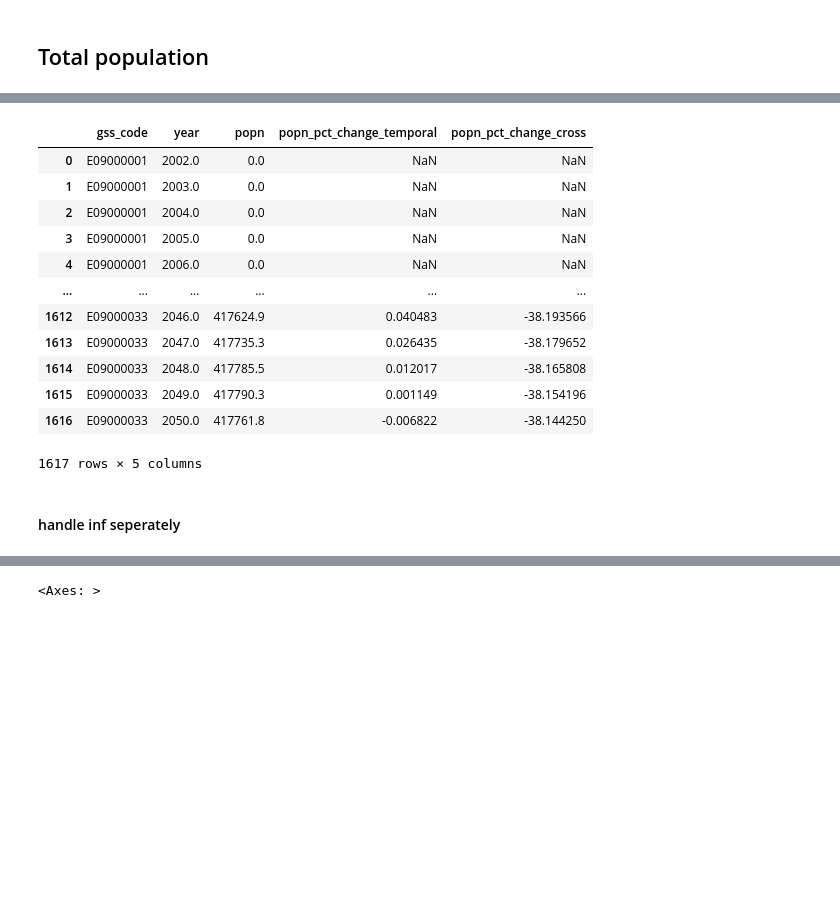
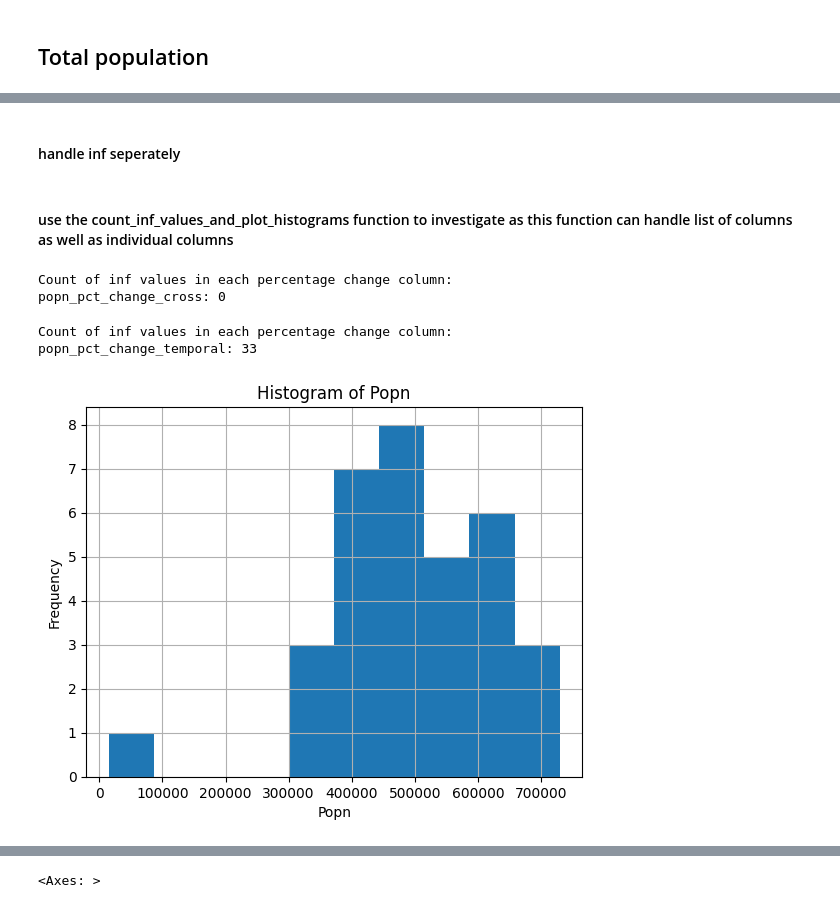
Before and after one commit to SebastianHeslinRees/Projections_QA, a Jupyter notebook: logical_checks_population_projections.ipynb, the cells around one changed output, grey strips where cells are left out. Cells and saved outputs as stored; diff of their text form; code cells hidden in the pictures; blank space fills up the shorter version.

Commit message:
functionised everything

```diff
--- a/logical_checks_population_projections.ipynb
+++ b/logical_checks_population_projections.ipynb
@@ -309,4 +622,4 @@ pivoted
 # %%
-#clean
-# Handling inf: Replace inf values with NaN
-pivoted = pivoted.replace([np.inf, -np.inf], np.nan)
+#replace inf with nans
+pivoted_no_inf = pivoted.replace([np.inf, -np.inf], np.nan, inplace=True)
+pivoted_no_inf = pivoted_ward.replace([np.inf, -np.inf], np.nan, inplace=True)
@@ -508,12 +750,0 @@ population_sum_time = population_sum.copy()
-# %%
-population_sum_time['popn_pct_change'] = population_sum_time.groupby('gss_code')['popn'].pct_change() * 100
-# %%
-# Highlight abnormal rows (absolute percentage change greater than threshold)
-population_sum_time['abnormal'] = np.where(population_sum_time['popn_pct_change'].abs() > threshold, True, False)
-
-# Display the result with abnormal rows highlighted
-print(population_sum_time)
-
-# Optionally, you can filter to show only abnormal rows
-abnormal_rows = population_sum_time[population_sum_time['abnormal'] == True]
-print("\nAbnormal population changes:\n", abnormal_rows)
@@ -588,24 +751,23 @@ df = population_sum.copy()
 # %%
 # Temporally: Calculate the population change over the years for each gss_code
-df['popn_pct_change_temporal'] = df.groupby('gss_code')['popn'].pct_change() * 100
+population_sum_time['popn_pct_change_temporal'] = population_sum_time.groupby('gss_code')['popn'].pct_change() * 100
+population_sum_time_wards['popn_pct_change_temporal'] = population_sum_time_wards.groupby('gss_code_ward')['popn'].pct_change() * 100
 
 # Cross-sectionally: Compare the population between different gss_code for the same year
-df['popn_pct_change_cross'] = df.groupby('year')['popn'].pct_change() * 100
+population_sum_time['popn_pct_change_cross'] = population_sum_time.groupby('year')['popn'].pct_change() * 100
+population_sum_time_wards['popn_pct_change_cross'] = population_sum_time_wards.groupby('gss_code_ward')['popn'].pct_change() * 100
-# %%
-df
-# %% [output]
-|  | gss_code | year | popn | popn_pct_change_temporal | popn_pct_change_cross |
-| 0 | E09000001 | 2002.0 | 0.0 | NaN | NaN |
-| 1 | E09000001 | 2003.0 | 0.0 | NaN | NaN |
-| 2 | E09000001 | 2004.0 | 0.0 | NaN | NaN |
-| 3 | E09000001 | 2005.0 | 0.0 | NaN | NaN |
-| 4 | E09000001 | 2006.0 | 0.0 | NaN | NaN |
-| ... | ... | ... | ... | ... | ... |
-| 1612 | E09000033 | 2046.0 | 417624.9 | 0.040483 | -38.193566 |
-| 1613 | E09000033 | 2047.0 | 417735.3 | 0.026435 | -38.179652 |
-| 1614 | E09000033 | 2048.0 | 417785.5 | 0.012017 | -38.165808 |
-| 1615 | E09000033 | 2049.0 | 417790.3 | 0.001149 | -38.154196 |
-| 1616 | E09000033 | 2050.0 | 417761.8 | -0.006822 | -38.144250 |
-1617 rows × 5 columns
 # %% [markdown]
 #### handle inf seperately
+# %% [markdown]
+#### use the count_inf_values_and_plot_histograms function to investigate as this function can handle list of columns as well as individual columns
+# %%
+count_inf_values_and_plot_histograms(population_sum_time, 'popn', 'popn_pct_change_cross')
+# %% [output]
+Count of inf values in each percentage change column:
+popn_pct_change_cross: 0
+# %%
+count_inf_values_and_plot_histograms(population_sum_time, 'popn', 'popn_pct_change_temporal')
+# %% [output]
+Count of inf values in each percentage change column:
+popn_pct_change_temporal: 33
+[figure, added]
```
Also changed, not shown: parts of 59 cells of this notebook.
